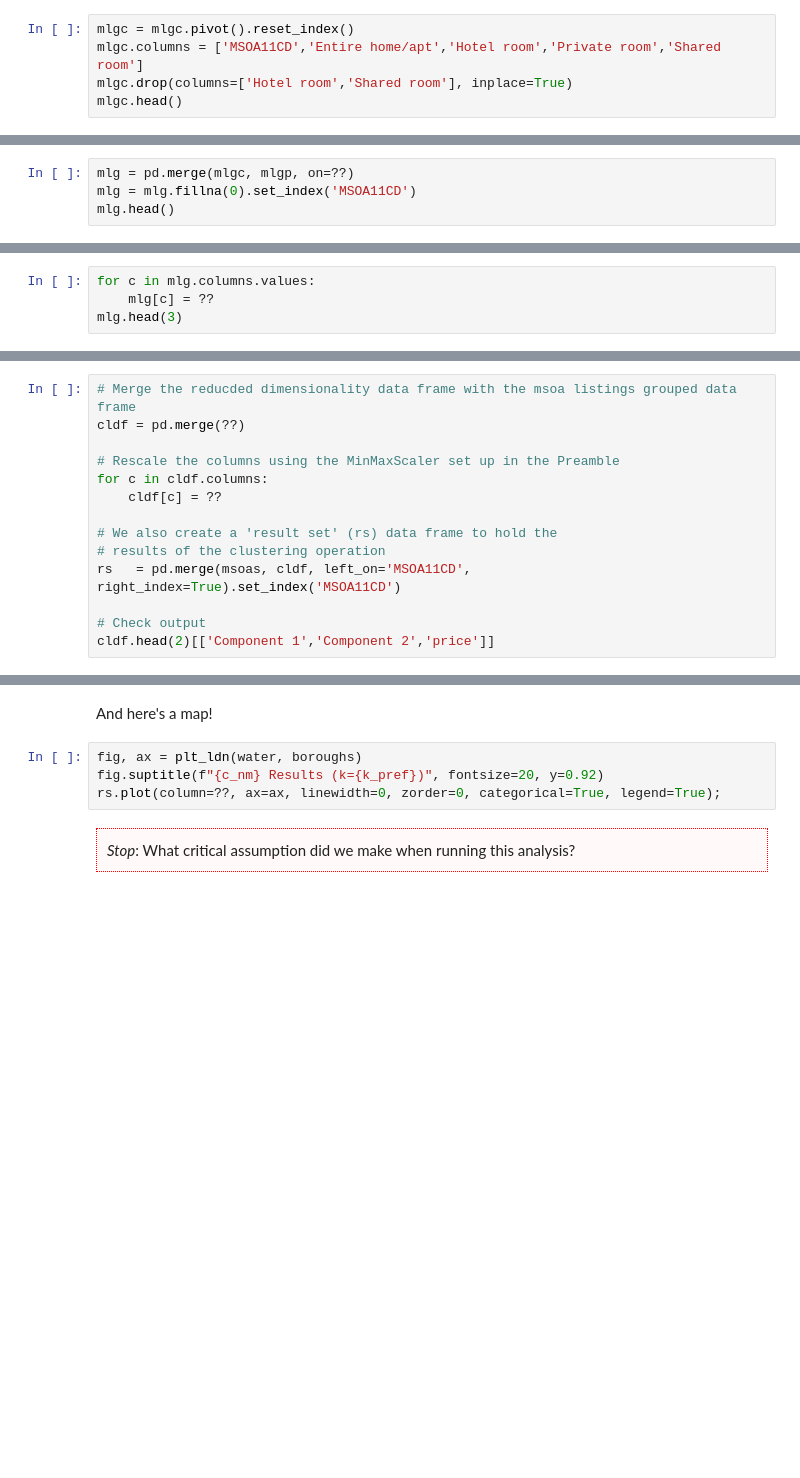
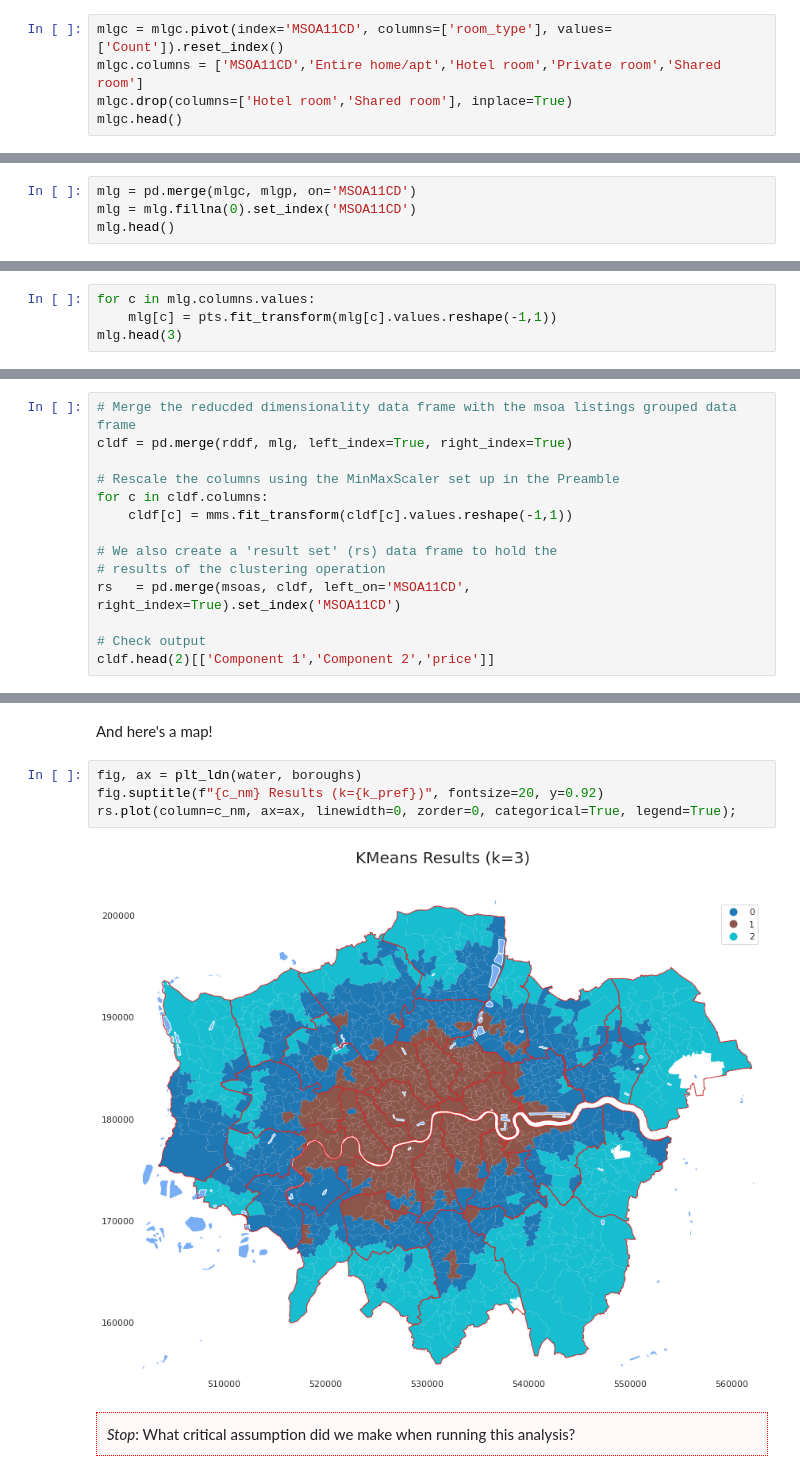
Before and after one commit to joeylizh/i2p, a Jupyter notebook: Practical-10-Grouping_Data.ipynb, the cells around one changed output, grey strips where cells are left out. Cells and saved outputs as stored; diff of their text form; blank space fills up the shorter version.

```diff
--- a/Practical-10-Grouping_Data.ipynb
+++ b/Practical-10-Grouping_Data.ipynb
@@ -183,7 +207,7 @@ Now we can make use of the pivot table function to generate counts by MSOA in 'w
 | 1 | E02000002 | nan | nan | 10.00 | nan |
 | 2 | E02000003 | 5.00 | nan | 19.00 | nan |
 # %%
-mlgc = mlgc.pivot().reset_index()
+mlgc = mlgc.pivot(index='MSOA11CD', columns=['room_type'], values=['Count']).reset_index()
 mlgc.columns = ['MSOA11CD','Entire home/apt','Hotel room','Private room','Shared room']
 mlgc.drop(columns=['Hotel room','Shared room'], inplace=True)
 mlgc.head()
@@ -190,6 +221,6 @@ mlgc.head()
 # %% [markdown]
 Merge the grouped counts and price back to a `mlg` (MSOA Listings Grouped) data frame:
 # %%
-mlg = pd.merge(mlgc, mlgp, on=??)
+mlg = pd.merge(mlgc, mlgp, on='MSOA11CD')
 mlg = mlg.fillna(0).set_index('MSOA11CD')
 mlg.head()
@@ -197,5 +236,5 @@ mlg.head()
 Apply a PowerTransform to every column using a loop and `fit_transform`:
 # %%
 for c in mlg.columns.values:
-    mlg[c] = ??
+    mlg[c] = pts.fit_transform(mlg[c].values.reshape(-1,1))
 mlg.head(3)
@@ -224,11 +276,11 @@ You should get `Reduced Dimensionality Data Frame is 983 x 10`.
 Merge the `rddf` and `mlg` files using the MSOA11CD and rescale all columns using MinMaxScaler:
 # %%
 # Merge the reducded dimensionality data frame with the msoa listings grouped data frame
-cldf = pd.merge(??)
+cldf = pd.merge(rddf, mlg, left_index=True, right_index=True)
 
 # Rescale the columns using the MinMaxScaler set up in the Preamble
 for c in cldf.columns:
-    cldf[c] = ??
+    cldf[c] = mms.fit_transform(cldf[c].values.reshape(-1,1))
 
 # We also create a 'result set' (rs) data frame to hold the
 # results of the clustering operation
@@ -280,7 +361,9 @@ And here's a map!
 # %%
 fig, ax = plt_ldn(water, boroughs)
 fig.suptitle(f"{c_nm} Results (k={k_pref})", fontsize=20, y=0.92)
-rs.plot(column=??, ax=ax, linewidth=0, zorder=0, categorical=True, legend=True);
+rs.plot(column=c_nm, ax=ax, linewidth=0, zorder=0, categorical=True, legend=True);
+# %% [output]
+[figure, added]
 # %% [markdown]
 <div style="border: dotted 1px red; padding: 10px; margin: 5px; background-color: rgb(255,249,249);"><i>Stop</i>: What critical assumption did we make when running this analysis?</div>
 # %% [markdown]
```
Also changed, not shown: parts of 52 cells of this notebook, 1 other file.
